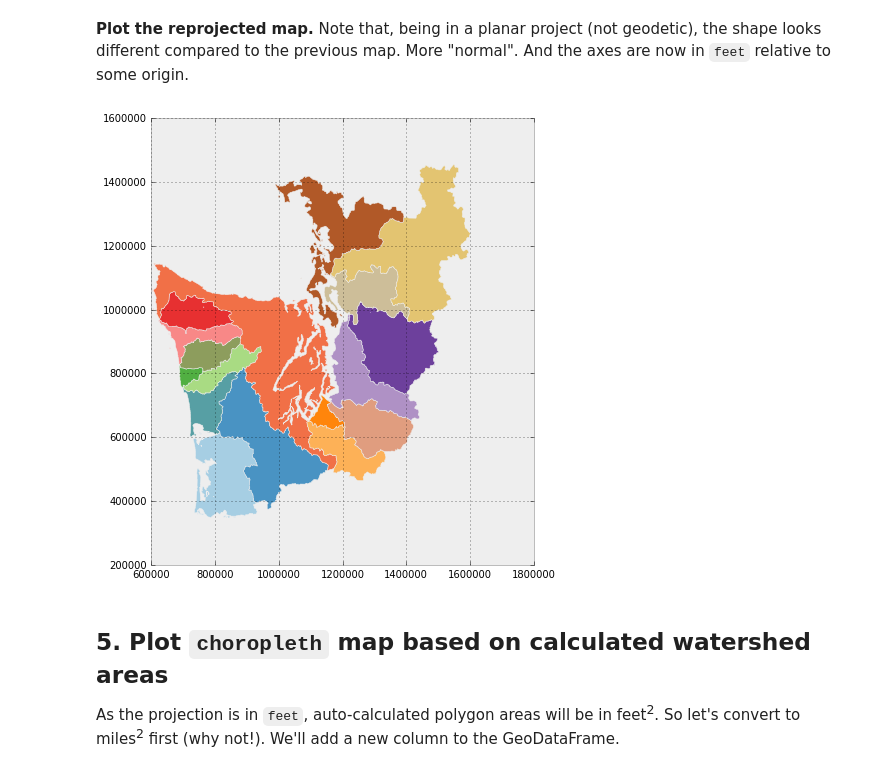
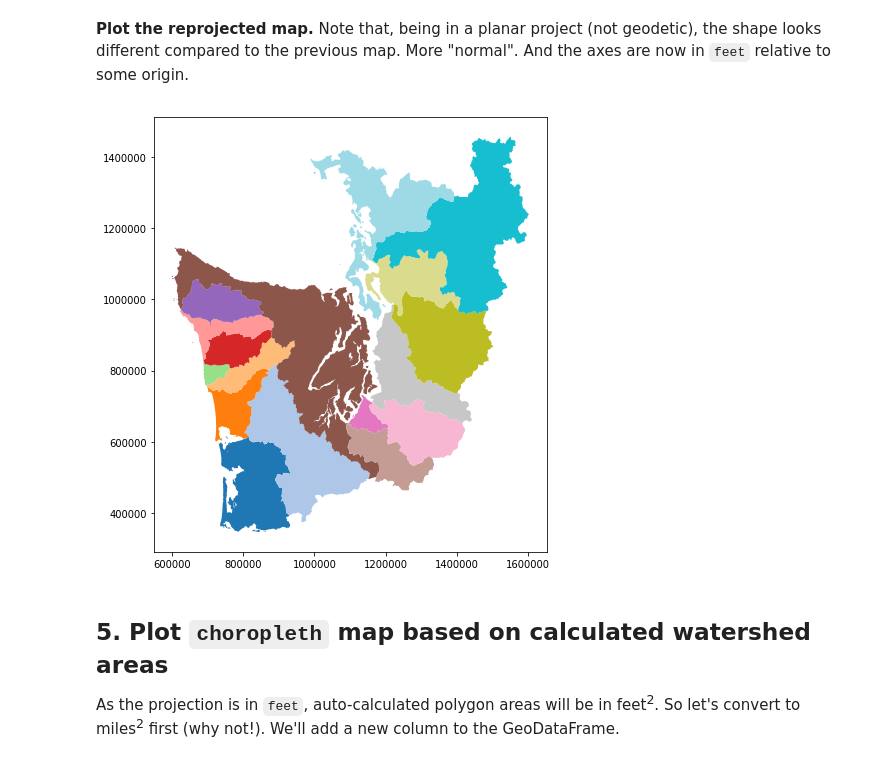
Before and after one commit to geohackweek/tutorial_contents, a Jupyter notebook: vector/notebooks/geopandas_advanced.ipynb, the cells around one changed output. Saved outputs shown, nothing was run; the diff lists cells and outputs as text; code cells hidden in the pictures.

```diff
--- a/vector/notebooks/geopandas_advanced.ipynb
+++ b/vector/notebooks/geopandas_advanced.ipynb
@@ -25,11 +25,6 @@ import psycopg2
 
 import matplotlib as mpl
 import matplotlib.pyplot as plt
-# The two statemens below are used mainly to set up a plotting
-# default style that's better than the default from Matplotlib 1.x
-# Matplotlib 2.0 supposedly has better default styles.
-import seaborn as sns
-plt.style.use('bmh')
 
 from shapely.geometry import Point
 import pandas as pd
@@ -53,8 +48,8 @@ Read [HydroBASINS](http://hydrosheds.org/page/hydrobasins) "all-levels" (lev00)
 conn = psycopg2.connect(**db_conn_dict)
 # %%
 hydrobas_ww = gpd.read_postgis(
-    "SELECT * FROM hybas_na_lev00_v1c WHERE pfaf_4 = 7831",
-    conn, geom_col='polygongeom', crs={'init': u'epsg:4326'},
+    "SELECT * FROM hybas_na_lev00_v1c WHERE pfaf_4 = 7831", conn,
+    geom_col='polygongeom',
     coerce_float=False)
 # %%
 conn.close()
@@ -161,9 +161,9 @@ hydrobas_ww_p7_wasp = hydrobas_ww_p7.to_crs(epsg=2927)
 # %% [markdown]
 **Plot the reprojected map.** Note that, being in a planar project (not geodetic), the shape looks different compared to the previous map. More "normal". And the axes are now in `feet` relative to some origin.
 # %%
-hydrobas_ww_p7_wasp.plot(column='pfaf_7', cmap='Paired', categorical=True, figsize=(14, 8));
+hydrobas_ww_p7_wasp.plot(column='pfaf_7', cmap='tab20', categorical=True, figsize=(14, 8));
 # %% [output]
-[figure, old version]
+[figure, new version]
 # %% [markdown]
 ## 5. Plot `choropleth` map based on calculated watershed areas
 As the projection is in `feet`, auto-calculated polygon areas will be in feet<sup>2</sup>. So let's convert to miles<sup>2</sup> first (why not!). We'll add a new column to the GeoDataFrame.
```
Also changed, not shown: parts of 23 cells of this notebook, 1 other file.
